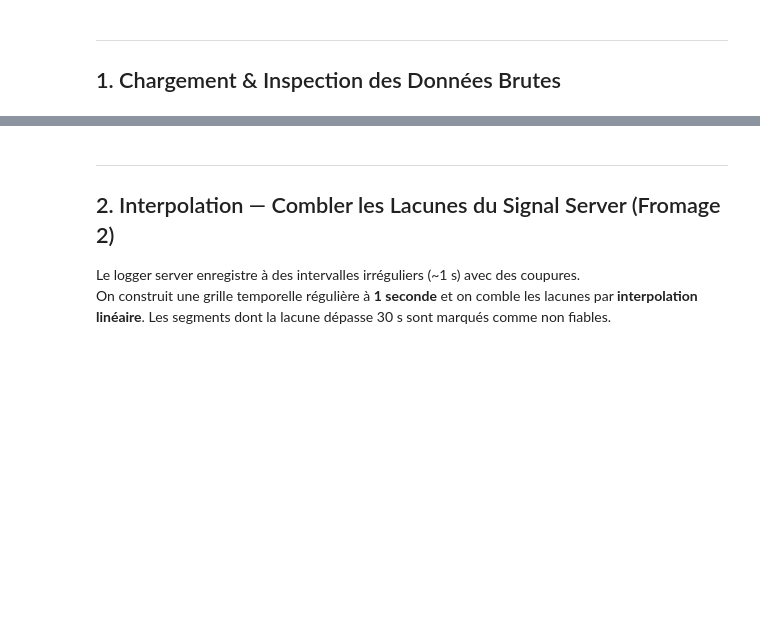
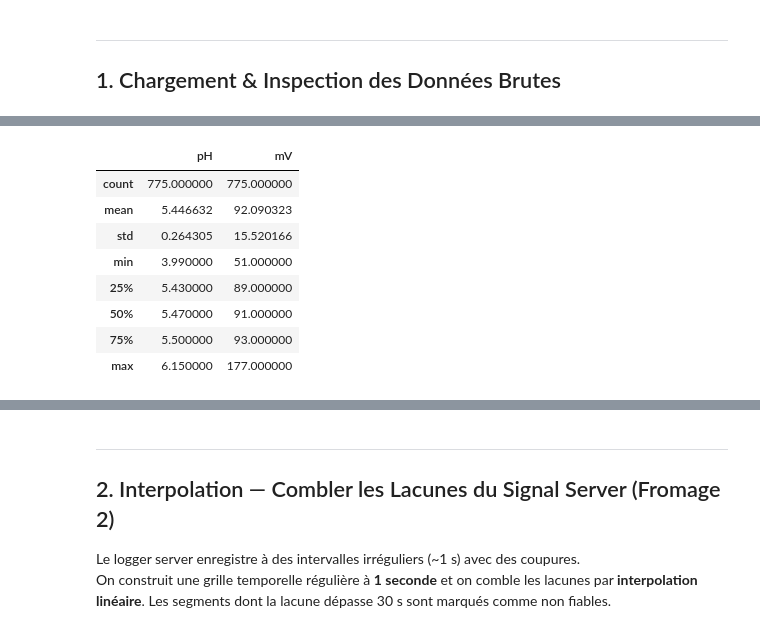
Before and after one commit to samuelemoungang/cheese-acidification-analysis, a Jupyter notebook: acidification_analysis.ipynb, the cells around one changed output, grey strips where cells are left out. Drawn from its saved outputs; the diff is of its cells as text; code cells hidden in the pictures; blank space fills up the shorter version.

```diff
--- a/acidification_analysis.ipynb
+++ b/acidification_analysis.ipynb
@@ -58,9 +61,7 @@ print(f'Pente Nernst @ 37°C    : {nernst_slope(37):.3f} mV/pH')
 ## 1. Chargement & Inspection des Données Brutes
 # %%
 # ── Fromage 1 — USB (pH + mV, 1 min) ─────────────────────────────────────────
-import sys
-!{sys.executable} -m pip install scipy
-= pd.read_csv(
+df1_raw = pd.read_csv(
     'data/trace pH fromage 1_USB_28042026.csv',
     usecols=['Date', 'Time', 'Ch1_M1', 'Ch1_M3'],
 )
@@ -69,6 +70,14 @@ df1_raw['datetime'] = pd.to_datetime(
 )
 df1_raw['pH'] = pd.to_numeric(df1_raw['Ch1_M1'], errors='coerce')
 df1_raw['mV']  = pd.to_numeric(df1_raw['Ch1_M3'],  errors='coerce')
-df1 = df1_raw[['datetime', 'pH', 'mV']].dropna().set_index('datetime').sort_index()
+df1_all = df1_raw[['datetime', 'pH', 'mV']].dropna().set_index('datetime').sort_index()
+
+# Filtre 1 : journée du 28 avril uniquement (l'USB a enregistré 2 jours)
+df1_all = df1_all[df1_all.index.date == pd.Timestamp('2026-04-28').date()]
+# Filtre 2 : supprimer les artefacts (sonde hors du lait, calibrations)
+df1 = df1_all[(df1_all['pH'] >= 3.5) & (df1_all['pH'] <= 7.0)].copy()
+
 print(f'Fromage 1 (USB)    : {len(df1):,} points | {df1.index[0]} → {df1.index[-1]}')
+print(f'  Artefacts éliminés : {len(df1_all) - len(df1):,} points (pH < 3.5 ou > 7.0)')
 df1.describe()
+# %% [output]
@@ -75,3 +86,12 @@ df1.describe()
+|  | pH | mV |
+| count | 775.000000 | 775.000000 |
+| mean | 5.446632 | 92.090323 |
+| std | 0.264305 | 15.520166 |
+| min | 3.990000 | 51.000000 |
+| 25% | 5.430000 | 89.000000 |
+| 50% | 5.470000 | 91.000000 |
+| 75% | 5.500000 | 93.000000 |
+| max | 6.150000 | 177.000000 |
 # %%
 # ── Fromage 2 — Server (pH uniquement, ~1 s) ──────────────────────────────────
 df2_raw = pd.read_csv(
```
Also changed, not shown: parts of 15 cells of this notebook, 5 other files.
